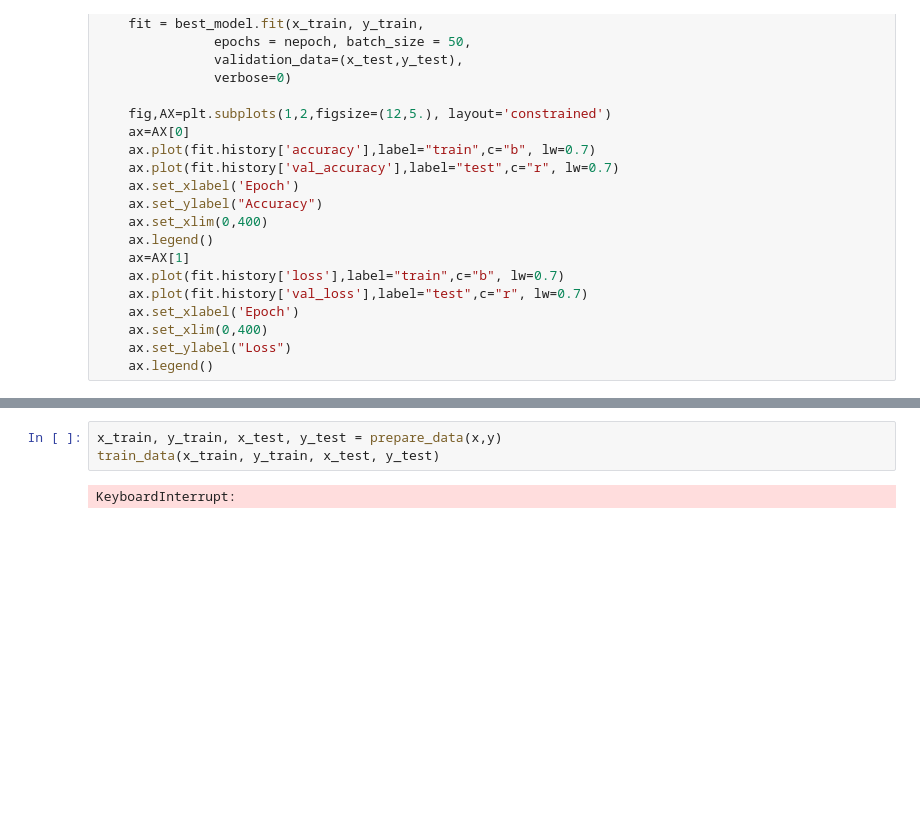
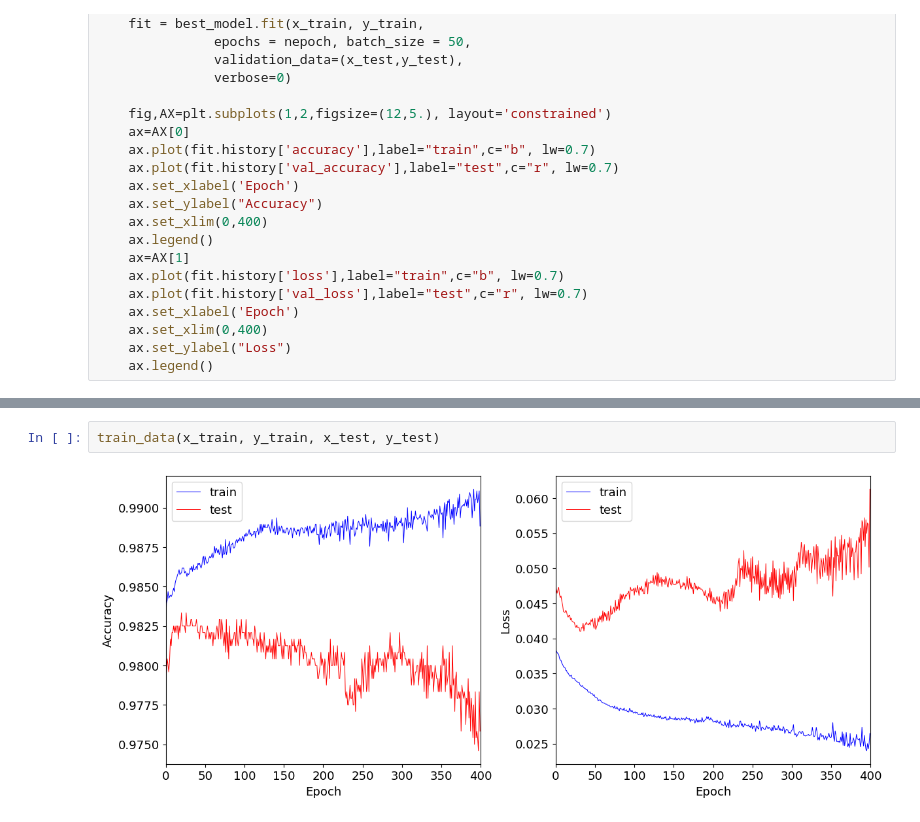
Before and after one commit to nicolomeneguzzo/LCP_B_exercise, a Jupyter notebook: ex1/Untitled.ipynb, the cells around one changed output, grey strips where cells are left out. Saved outputs shown, nothing was run; the diff lists cells and outputs as text; blank space fills up the shorter version.

```diff
--- a/ex1/Untitled.ipynb
+++ b/ex1/Untitled.ipynb
@@ -244,5 +270,4 @@ def train_data(x_train,y_train,x_test,y_test):
 # %%
-x_train, y_train, x_test, y_test = prepare_data(x,y)
 train_data(x_train, y_train, x_test, y_test)
 # %% [output]
-KeyboardInterrupt:
+[figure, added]
```
Also changed, not shown: parts of 21 cells of this notebook, 53 other files.
